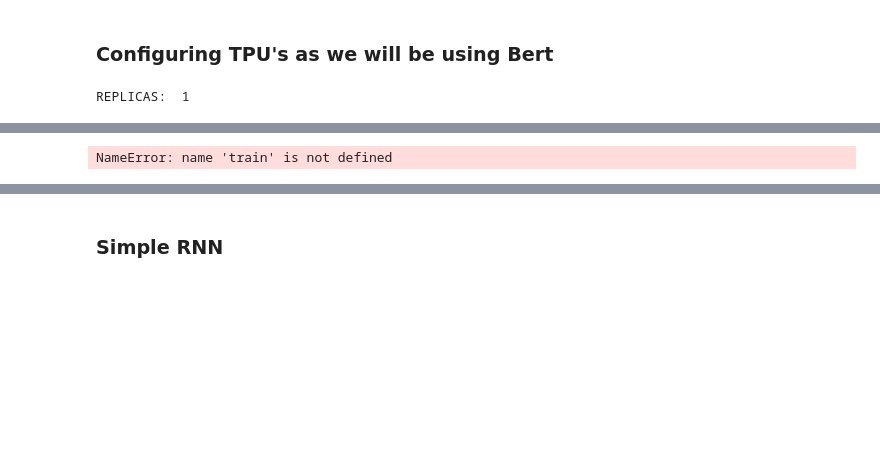
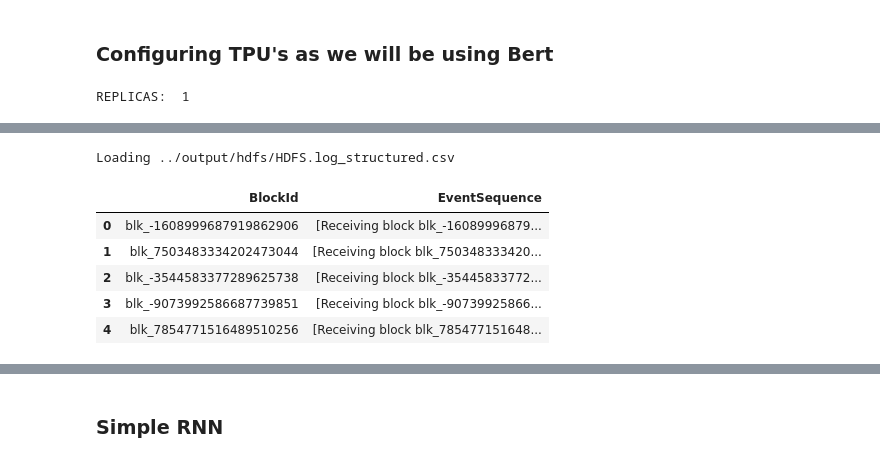
Before and after one commit to jadsalloum/AnomalyDetection_Transformers, a Jupyter notebook: KaggleTest/main_HDFS.ipynb, the cells around one changed output, grey strips where cells are left out. Drawn from its saved outputs; the diff is of its cells as text; code cells hidden in the pictures; blank space fills up the shorter version.

```diff
--- a/KaggleTest/main_HDFS.ipynb
+++ b/KaggleTest/main_HDFS.ipynb
@@ -134,26 +146,34 @@ Total size after encoding is 3746105 3746106
 | 3 | 4 | 081109 | 203519 | 145 | INFO | dfs.DataNode$DataXceiver | Receiving block blk_-160899968791... |
 | 4 | 5 | 081109 | 203519 | 145 | INFO | dfs.DataNode$PacketResponder | PacketResponder 1 for block blk_-... |
 # %%
-import json
-from collections import defaultdict
 
-def hdfs_sampling(df, window='session'):
+def Merge_Sequences_by_BlockId(log_file, window='session'):
     assert window == 'session', "Only window=session is supported for HDFS dataset."
+    print("Loading", log_file)
+    df = pd.read_csv(log_file, engine='c',
+            na_filter=False, memory_map=True, dtype={'Date':object, "Time": object})
+
     df['BlockId']= "NULL"
 
     data_dict = defaultdict(list) #preserve insertion order of items
     for idx, row in tqdm(df.iterrows()):
         blkId_list = re.findall(r'(blk_-?\d+)', row['Content'])
         blkId_set = set(blkId_list)
         for blk_Id in blkId_set:
             data_dict[blk_Id].append(row["Content"])
 
     data_df = pd.DataFrame(list(data_dict.items()), columns=['BlockId', 'EventSequence'])
     data_df.to_csv(log_sequence_file, index=None)
     return data_df
 
-train= hdfs_sampling(train)
+train= Merge_Sequences_by_BlockId(log_structured_file)
 train.head(5)
 # %% [output]
-NameError: name 'train' is not defined
+Loading ../output/hdfs/HDFS.log_structured.csv
+|  | BlockId | EventSequence |
+| 0 | blk_-1608999687919862906 | [Receiving block blk_-16089996879... |
+| 1 | blk_7503483334202473044 | [Receiving block blk_750348333420... |
+| 2 | blk_-3544583377289625738 | [Receiving block blk_-35445833772... |
+| 3 | blk_-9073992586687739851 | [Receiving block blk_-90739925866... |
+| 4 | blk_7854771516489510256 | [Receiving block blk_785477151648... |
 # %%
```
Also changed, not shown: parts of 62 cells of this notebook, 7 other files.
